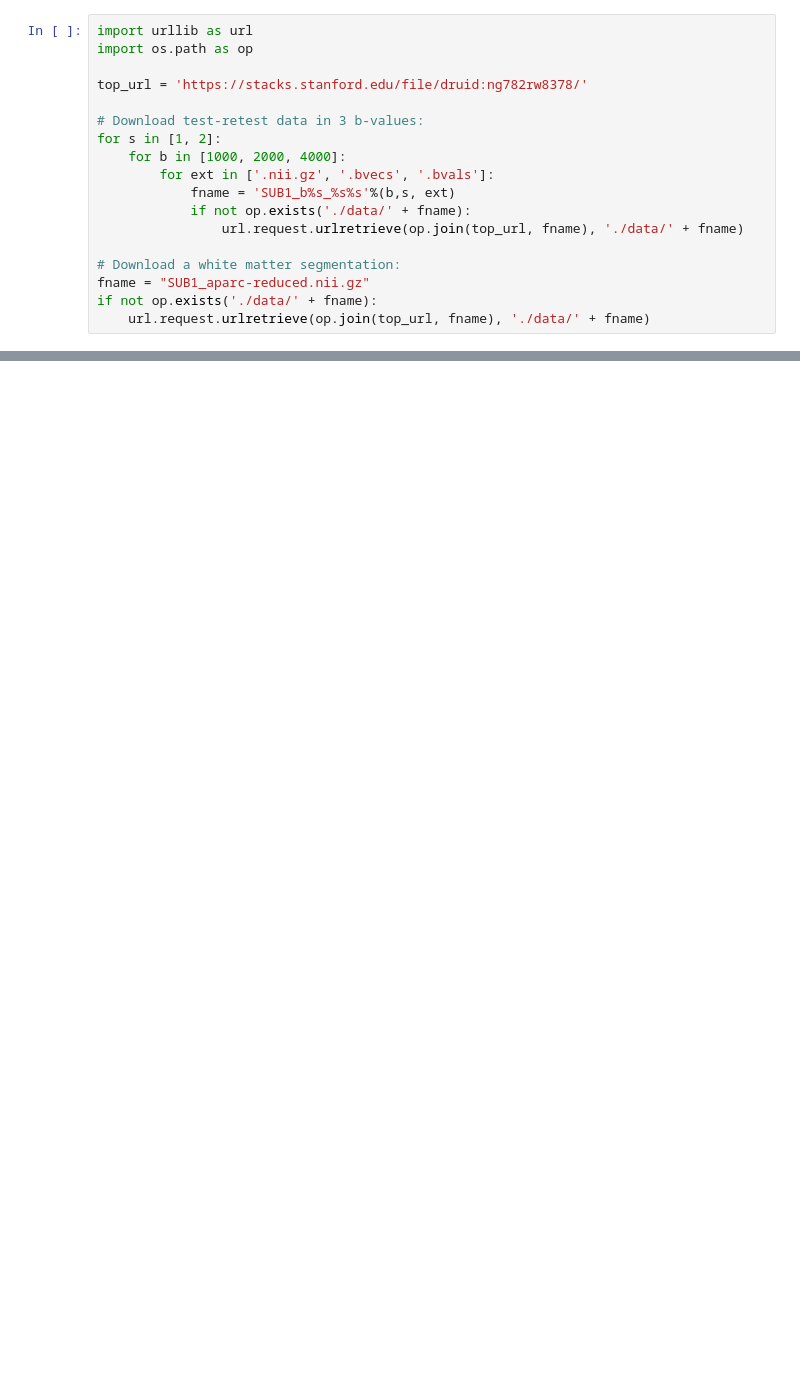
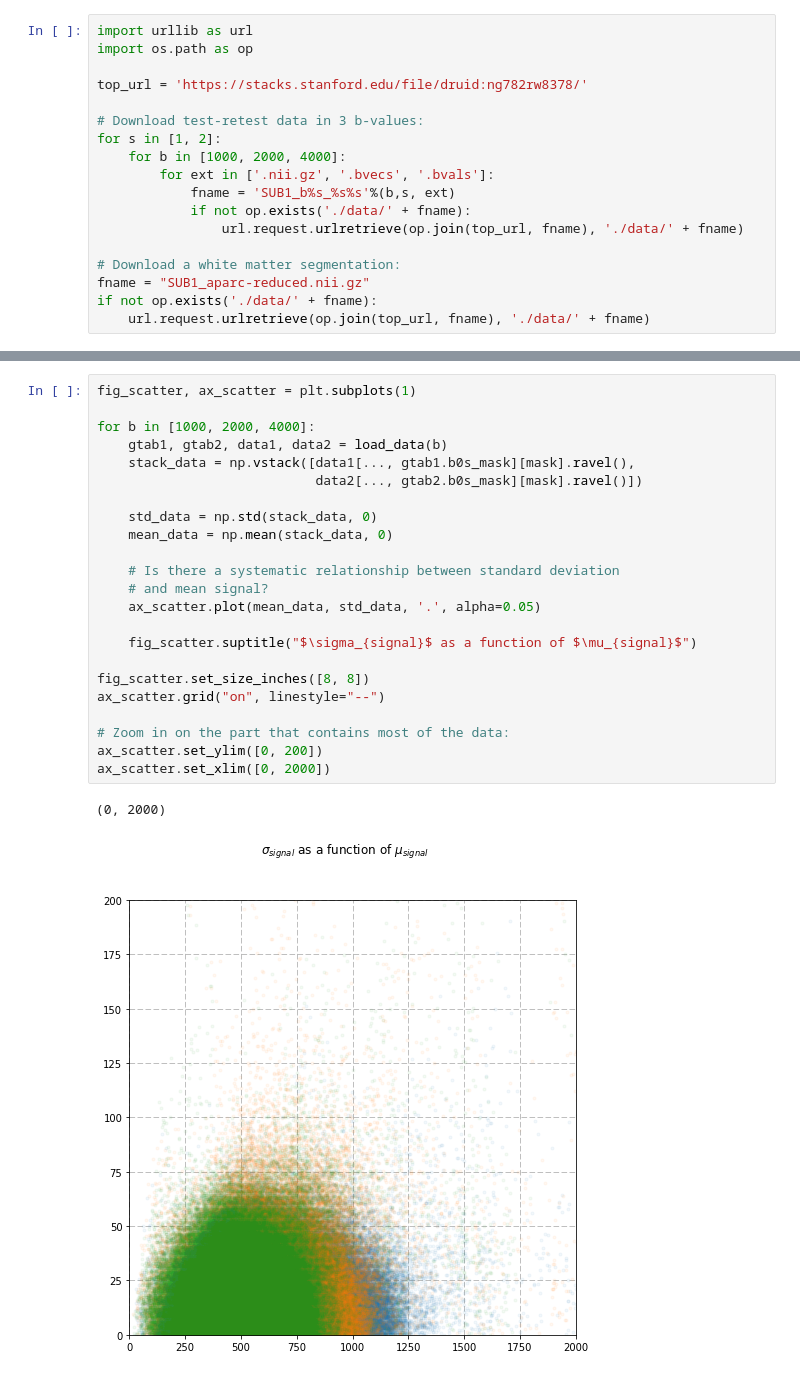
Before and after one commit to arokem/dmri-noise, a Jupyter notebook: dmri-noise.ipynb, the cells around one changed output, grey strips where cells are left out. Cells and saved outputs as stored; diff of their text form; blank space fills up the shorter version.

```diff
--- a/dmri-noise.ipynb
+++ b/dmri-noise.ipynb
@@ -113,0 +200,26 @@ plt.matshow(rmse[:, :, 40], cmap='viridis')
+# %%
+fig_scatter, ax_scatter = plt.subplots(1)
+
+for b in [1000, 2000, 4000]:
+    gtab1, gtab2, data1, data2 = load_data(b)
+    stack_data = np.vstack([data1[..., gtab1.b0s_mask][mask].ravel(),
+                            data2[..., gtab2.b0s_mask][mask].ravel()])
+
+    std_data = np.std(stack_data, 0)
+    mean_data = np.mean(stack_data, 0)
+
+    # Is there a systematic relationship between standard deviation
+    # and mean signal?
+    ax_scatter.plot(mean_data, std_data, '.', alpha=0.05)
+
+    fig_scatter.suptitle("$\sigma_{signal}$ as a function of $\mu_{signal}$")
+
+fig_scatter.set_size_inches([8, 8])
+ax_scatter.grid("on", linestyle="--")
+
+# Zoom in on the part that contains most of the data:
+ax_scatter.set_ylim([0, 200])
+ax_scatter.set_xlim([0, 2000])
+# %% [output]
+(0, 2000)
+[figure, added]
```
Also changed, not shown: parts of 26 cells of this notebook.
